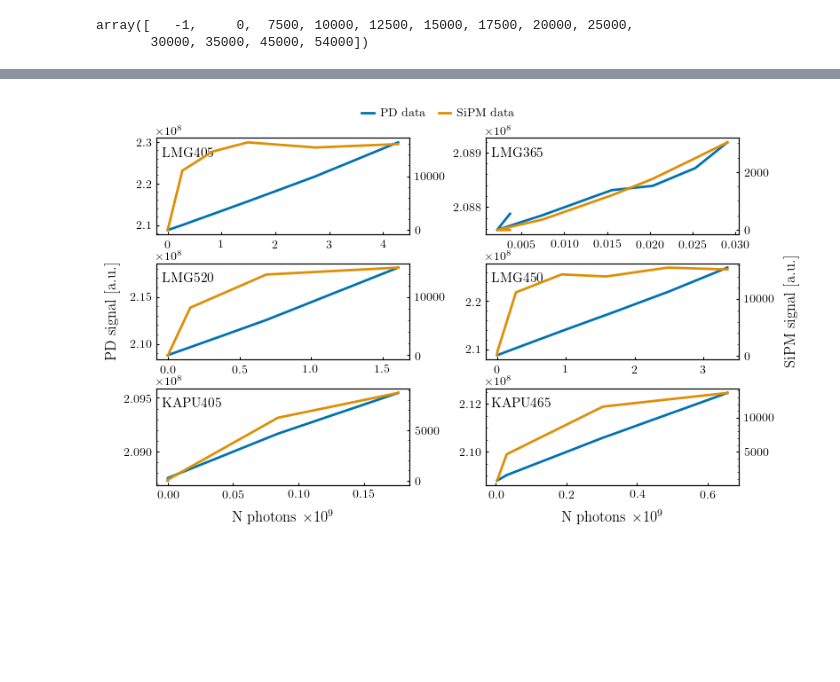
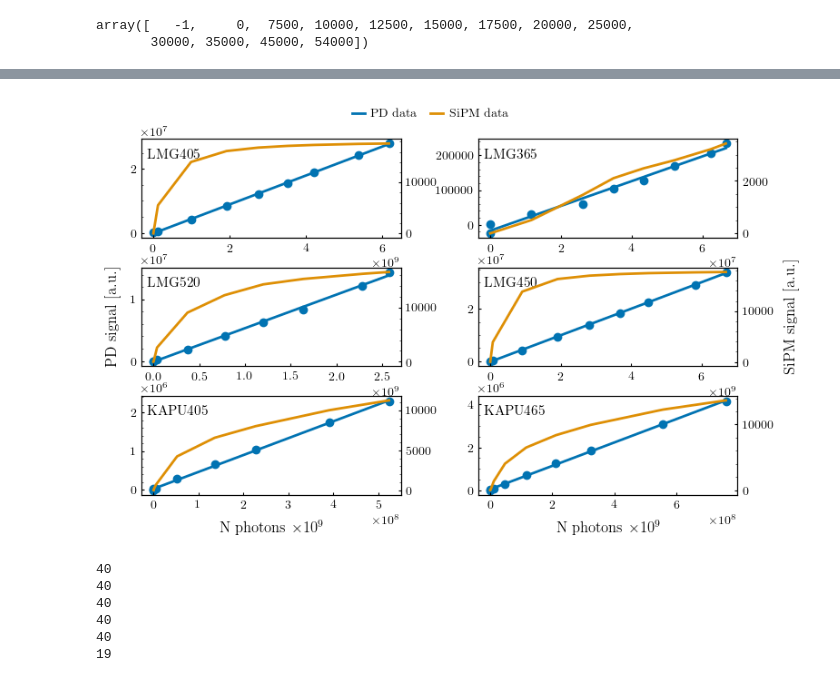
Before and after one commit to LeonhardEidenschink/POCAM_FAT, a Jupyter notebook: scripts/test_self_monitoring.ipynb, the cells around one changed output, grey strips where cells are left out. Drawn from its saved outputs; the diff is of its cells as text; code cells hidden in the pictures; blank space fills up the shorter version.

Commit message:
add self monitoring notebook

```diff
--- a/scripts/test_self_monitoring.ipynb
+++ b/scripts/test_self_monitoring.ipynb
@@ -166,0 +117,5 @@ emitters = [('lmg0','LMG405'), ('lmg1','LMG365'), ('lmg2','LMG520'), ('lmg3','LM
+# %%
+filepath = f'../output/batch2/pocam_{pocam}/hem_{hem}/self_monitoring_{T}C.json'
+
+with open(filepath, 'r') as f:
+        data = json.load(f)
@@ -172,55 +147,40 @@ for i, ax in enumerate(axes.flat):
     dev_sm = emitter[0]
     dev_name = emitter[1]
 
-    if 'LMG' in  dev_name:
-        filepath = f'../output/batch2/pocam_{pocam}/hem_{hem}/{dev_name}/photons_*_{T}C_1-20.json'
-    if 'KAPU' in dev_name:
-        filepath = f'../output/batch2/pocam_{pocam}/hem_{hem}/{dev_name}/photons_*_{T}C_default.json'
+    filepath = f'../output/batch2/pocam_{pocam}/hem_{hem}/self_monitoring_{T}C.json'
 
-    filelist = glob.glob(filepath)
+    with open(filepath, 'r') as f:
+        data = json.load(f)
 
-    pwm = []
-    val_pd = []
-    val_pmt = []
-    for file in filelist:
-        with open(file, 'r') as f:
-            data = json.load(f)
-            pwm.append(data['meas_data'][0]['power'])
-            val_pd.append(data['meas_data'][0]['value'])
-            # val_pmt.append(data['meas_data'][1]['value'])
 
-    sorted_idx = np.argsort(pwm)
-    pwm  = np.array(pwm)[sorted_idx]
-    val_pd = np.array(val_pd)[sorted_idx]
-    # val_pmt = np.array(val_pmt)[sorted_idx]
-    #pd data
-    mask = np.isin(data_dict[dev_sm]['pd_data']['adcA']['flasher_pwm'], pwm)
-    ax.plot(val_pd/10**9, data_dict[dev_sm]['pd_data']['adcA']['adcA_peak_mean'][mask], color = 'C0' )
+    ax.scatter(data[dev_name]['N_photons_pd'], data[dev_name]['val_adcA'], color = 'C0' )
+    y = np.array(data[dev_name]['N_photons_pd'])*data[dev_name]['adcA_slope'] + data[dev_name]['adcA_intercept']
+    ax.plot(data[dev_name]['N_photons_pd'], y , color = 'C0' )
     ax.text(0.02,0.8, dev_name, transform=ax.transAxes, size = 11)
     if i == 4 or i == 5:
         ax.set_xlabel(r"N photons $\times 10^9$")
     if i ==2:
         ax.set_ylabel("PD signal [a.u.]")
 
-    #sipm data
-    mask = np.isin(data_dict[dev_sm]['sipm_data']['tdc2']['flasher_pwm'], pwm)
+    # #sipm data
+    # mask = np.isin(data_dict[dev_sm]['sipm_data']['tdc2']['flasher_pwm'], pwm)
     ax1 = ax.twinx()
-    ax1.plot(val_pd/10**9, data_dict[dev_sm]['sipm_data']['tdc2']['tdc2_peak_mean'][mask], color = 'C1')
+    ax1.plot(data[dev_name]['N_photons_pd'], data[dev_name]['val_tdc2'], color = 'C1' )
     if i ==3:
         ax1.set_ylabel("SiPM signal [a.u.]")
 
 plt.subplots_adjust(hspace=0.3, wspace=0.3)
 
 # legend with manual handles, centered on top
 from matplotlib.lines import Line2D
 handles = [
     Line2D([0], [0], color='C0', label='PD data'),
     Line2D([0], [0], color='C1', label='SiPM data'),
 ]
 fig.legend(handles=handles, loc='upper center', ncol=2,
            bbox_to_anchor=(0.5, 0.97), frameon=False, columnspacing=1)
 
 plt.savefig(f'../make_plots/plots/png/self_monitoring_hem{hem}_T{T}C.png', dpi=300, bbox_inches='tight')
 plt.savefig(f'../make_plots/plots/pdf/self_monitoring_hem{hem}_T{T}C.pdf', dpi=300, bbox_inches='tight')
 # %% [output]
-[figure, old version]
+[figure, new version]
@@ -226,0 +189,28 @@ plt.savefig(f'../make_plots/plots/pdf/self_monitoring_hem{hem}_T{T}C.pdf', dpi=3
+# %%
+slopes = {}
+dyn_ranges = {}
+for T in [-40, -30, -20,-10, 0, 25]:
+    slopes[f'{T}C'] = {}
+    dyn_ranges[f'{T}C'] = {}
+    for emitter in ['LMG405', 'LMG365', 'LMG520', 'LMG450', 'KAPU405', 'KAPU465']:
+        slopes[f'{T}C'][emitter] = []
+        dyn_ranges[f'{T}C'][emitter] = []
+    path_test_sm = f'../output/batch2/pocam_*/hem_*/self_monitoring_{T}C.json'
+    filelist = glob.glob(path_test_sm)
+    print(len(filelist))
+    for f in filelist:
+            with open(f, 'r') as file:
+                data = json.load(file)
+            for emitter in ['LMG405', 'LMG365', 'LMG520', 'LMG450', 'KAPU405', 'KAPU465']:
+                slopes[f'{T}C'][emitter].append(data[emitter]['adcA_slope'])
+                try:
+                    dyn_ranges[f'{T}C'][emitter].append(data[emitter]['tdc2_max-min'])
+                except:
+                    dyn_ranges[f'{T}C'][emitter].append(np.nan)
+# %% [output]
+40
+40
+40
+40
+40
+19
```
Also changed, not shown: parts of 9 cells of this notebook.
